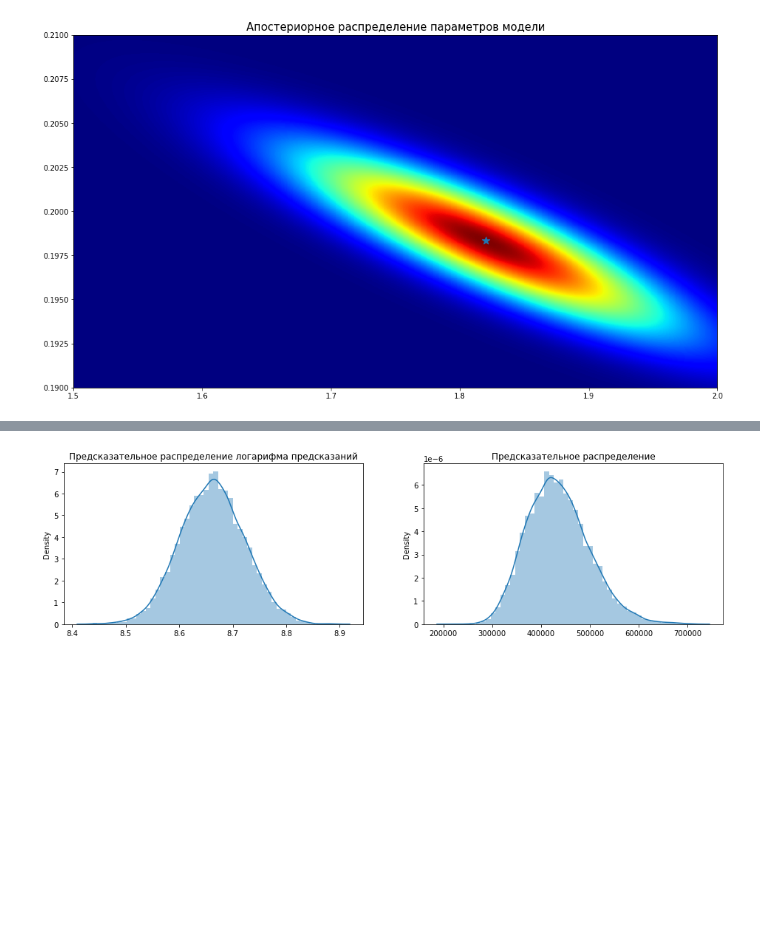
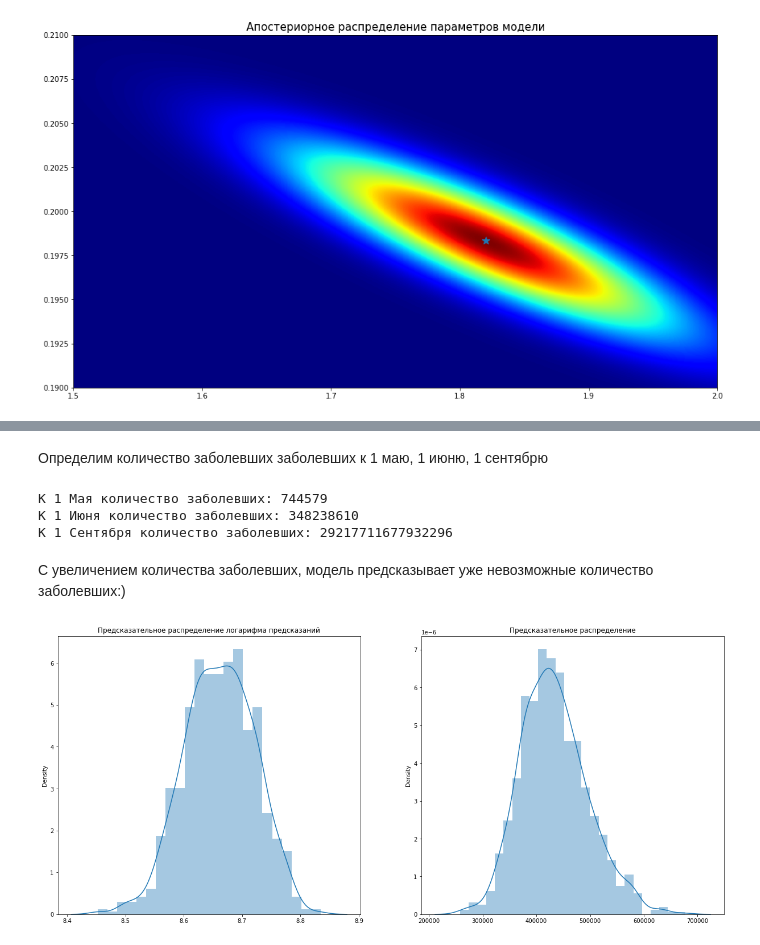
Before and after one commit to KhubbatulinMark/advanced-ml, a Jupyter notebook: homework_1/notebook.ipynb, the cells around one changed output, grey strips where cells are left out. Saved outputs shown, nothing was run; the diff lists cells and outputs as text; code cells hidden in the pictures; blank space fills up the shorter version.

```diff
--- a/homework_1/notebook.ipynb
+++ b/homework_1/notebook.ipynb
@@ -277,18 +281,18 @@ class MyRegression():
 
         return np.array(results)
 # %%
-model_exp = MyRegression(np.array([0, 0]), 20 * np.array([[1, 0], [0, 1]]))
-model_exp.fit(x_train.reshape(-1, 1), np.log(y_train_total))
+exp_model = MyRegression(np.array([0, 0]), 20 * np.array([[1, 0], [0, 1]]))
+exp_model.fit(x_train.reshape(-1, 1), np.log(y_train_total))
 
-y_train_total_pred = np.exp(model_exp.predict(x_train.reshape(-1, 1)))
-y_test_total_pred = np.exp(model_exp.predict(x_test.reshape(-1, 1)))
+y_train_total_pred = np.exp(exp_model.predict(x_train.reshape(-1, 1)))
+y_test_total_pred = np.exp(exp_model.predict(x_test.reshape(-1, 1)))
 
 fig = plt.figure(figsize=(21, 10))
 axes = fig.add_axes([0, 0, 1, 1])
-axes.plot(x_train, y_train_total, 'r--', linewidth=1, label=f'Общее число заболевших (train)')
-axes.plot(x_test, y_test_total, 'r*', linewidth=1, label=f'Общее число заболевших (test)')
-axes.plot(x_train, y_train_total_pred, 'b--', linewidth=1, label=f'Общее число заболевших (predict)')
-axes.plot(x_test, y_test_total_pred, 'b*', linewidth=1, label=f'Общее число заболевших (predict)')
+axes.plot(x_train, y_train_total, 'r--', linewidth=2, label=f'Общее число заболевших (train)')
+axes.plot(x_test, y_test_total, 'r*', linewidth=2, label=f'Общее число заболевших (test)')
+axes.plot(x_train, y_train_total_pred, 'b--', linewidth=2, label=f'Общее число заболевших (predict)')
+axes.plot(x_test, y_test_total_pred, 'b*', linewidth=2, label=f'Общее число заболевших (predict)')
 axes.set_ylabel('Число людей', fontsize=legend_fontsize)
 axes.set_xlabel('Количество дней эпидемии', fontsize=legend_fontsize)
 axes.set_ylim((0, 10**6))
@@ -370,0 +358,2 @@ plt.show()
+# %% [markdown]
+Определим количество заболевших заболевших к 1 маю, 1 июню, 1 сентябрю
@@ -371,13 +365,25 @@ plt.show()
+# %%
+for word, day in zip(['Мая', 'Июня', 'Сентября'], ['2020-05-01', '2020-06-01', '2020-09-01']):
+    print(f"К 1 {word} количество заболевших: {get_sick_number(exp_model, day)}")
+# %% [output]
+К 1 Мая количество заболевших: 744579
+К 1 Июня количество заболевших: 348238610
+К 1 Сентября количество заболевших: 29217711677932296
+# %% [markdown]
+С увеличением количества заболевших, модель предсказывает уже невозможные количество заболевших:)
 # %%
-y_samples_log = model_exp.predict_samples(x_sample.reshape(-1, 1), n_samples=10000)
+N = 1000
+
+x_sample = np.hstack((x_train, x_test))
+y_samples = np.exp(exp_model.predict_samples(x_sample.reshape(-1, 1), n_samples=N))
+y_samples_log = exp_model.predict_samples(x_sample.reshape(-1, 1), n_samples=N)
 y_samples = np.exp(y_samples_log)
 
-fig, axis = plt.subplots(1, 2, figsize=(16, 4))
 
+fig, axis = plt.subplots(1, 2, figsize=(21, 9))
 sns.distplot(y_samples_log.mean(axis=1), ax=axis[0])
 axis[0].set_title('Предсказательное распределение логарифма предсказаний')
-
 sns.distplot(y_samples.mean(axis=1), ax=axis[1])
 axis[1].set_title('Предсказательное распределение');
 # %% [output]
-[figure, old version]
+[figure, new version]
```
Also changed, not shown: parts of 15 cells of this notebook.
